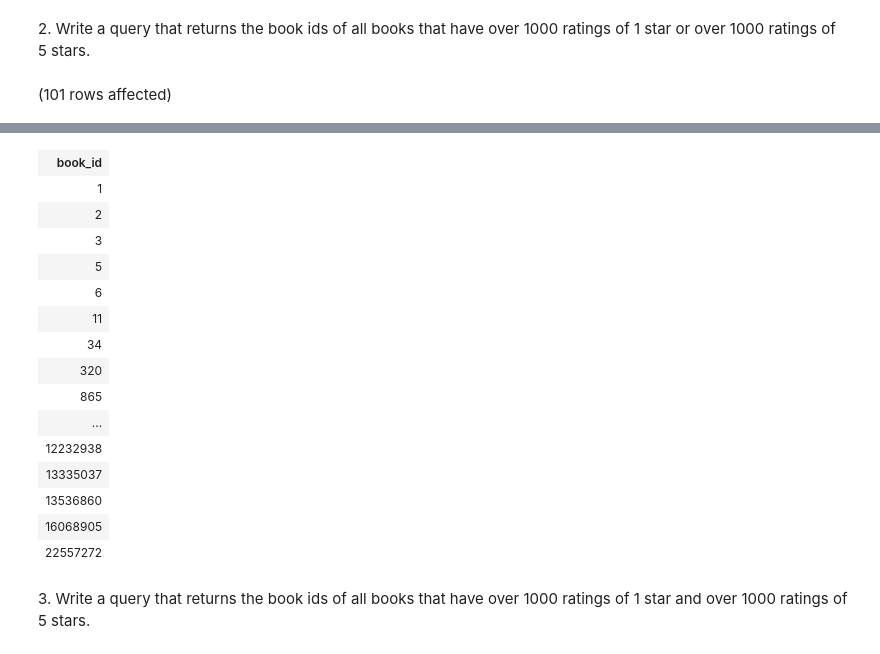
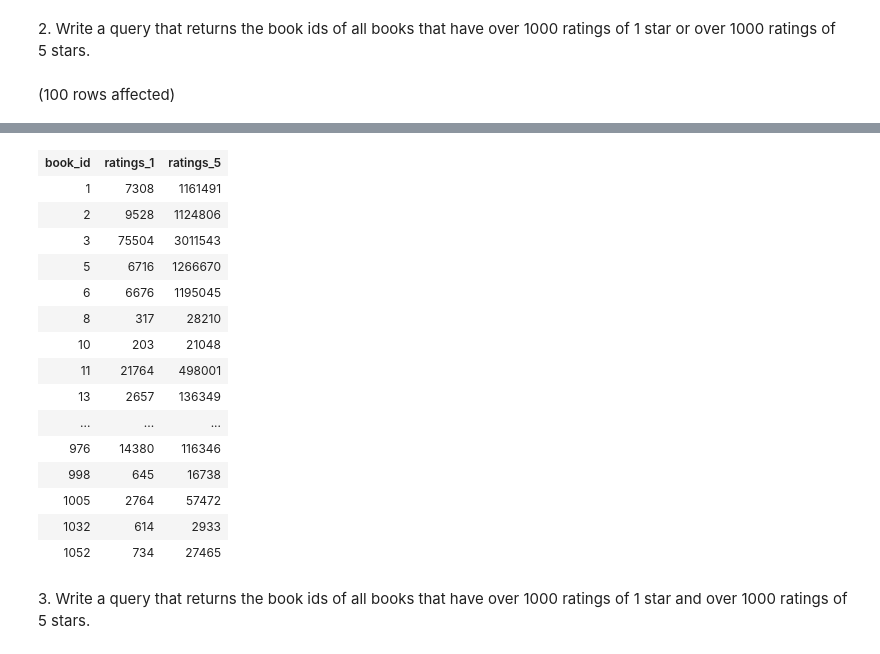
Before and after one commit to yayasanya/sql-part4-exercises, a Jupyter notebook: sql-part4.ipynb, the cells around one changed output, grey strips where cells are left out. Drawn from its saved outputs; the diff is of its cells as text; code cells hidden in the pictures.

```diff
--- a/sql-part4.ipynb
+++ b/sql-part4.ipynb
@@ -35,9 +35,10 @@ Total execution time: 00:00:00.563
 # %% [markdown]
 2. Write a query that returns the book ids of all books that have over 1000 ratings of 1 star or over 1000 ratings of 5 stars.
 # %%
-SELECT TOP 100 book_id FROM BooksDB.dbo.books WHERE ratings_1 > 1000
+SELECT TOP 100 book_id, ratings_1, ratings_5 FROM (
+SELECT book_id,ratings_1, ratings_5 FROM BooksDB.dbo.books WHERE ratings_1 > 1000
 UNION
-SELECT TOP 100 book_id FROM BooksDB.dbo.books WHERE ratings_5 > 1000
+SELECT book_id,ratings_1, ratings_5 FROM BooksDB.dbo.books WHERE ratings_5 > 1000) a
 ORDER BY book_id
 # %% [output]
-(101 rows affected)
+(100 rows affected)
@@ -45,19 +46,19 @@ Total execution time: 00:00:00.073
-| book_id |
-| 1 |
-| 2 |
-| 3 |
-| 5 |
-| 6 |
-| 11 |
-| 34 |
-| 320 |
-| 865 |
-| ... |
-| 12232938 |
-| 13335037 |
-| 13536860 |
-| 16068905 |
-| 22557272 |
+| book_id | ratings_1 | ratings_5 |
+| 1 | 7308 | 1161491 |
+| 2 | 9528 | 1124806 |
+| 3 | 75504 | 3011543 |
+| 5 | 6716 | 1266670 |
+| 6 | 6676 | 1195045 |
+| 8 | 317 | 28210 |
+| 10 | 203 | 21048 |
+| 11 | 21764 | 498001 |
+| 13 | 2657 | 136349 |
+| ... | ... | ... |
+| 976 | 14380 | 116346 |
+| 998 | 645 | 16738 |
+| 1005 | 2764 | 57472 |
+| 1032 | 614 | 2933 |
+| 1052 | 734 | 27465 |
 # %% [markdown]
 3. Write a query that returns the book ids of all books that have over 1000 ratings of 1 star and over 1000 ratings of 5 stars.
 # %%
```
Also changed, not shown: parts of 5 cells of this notebook.
